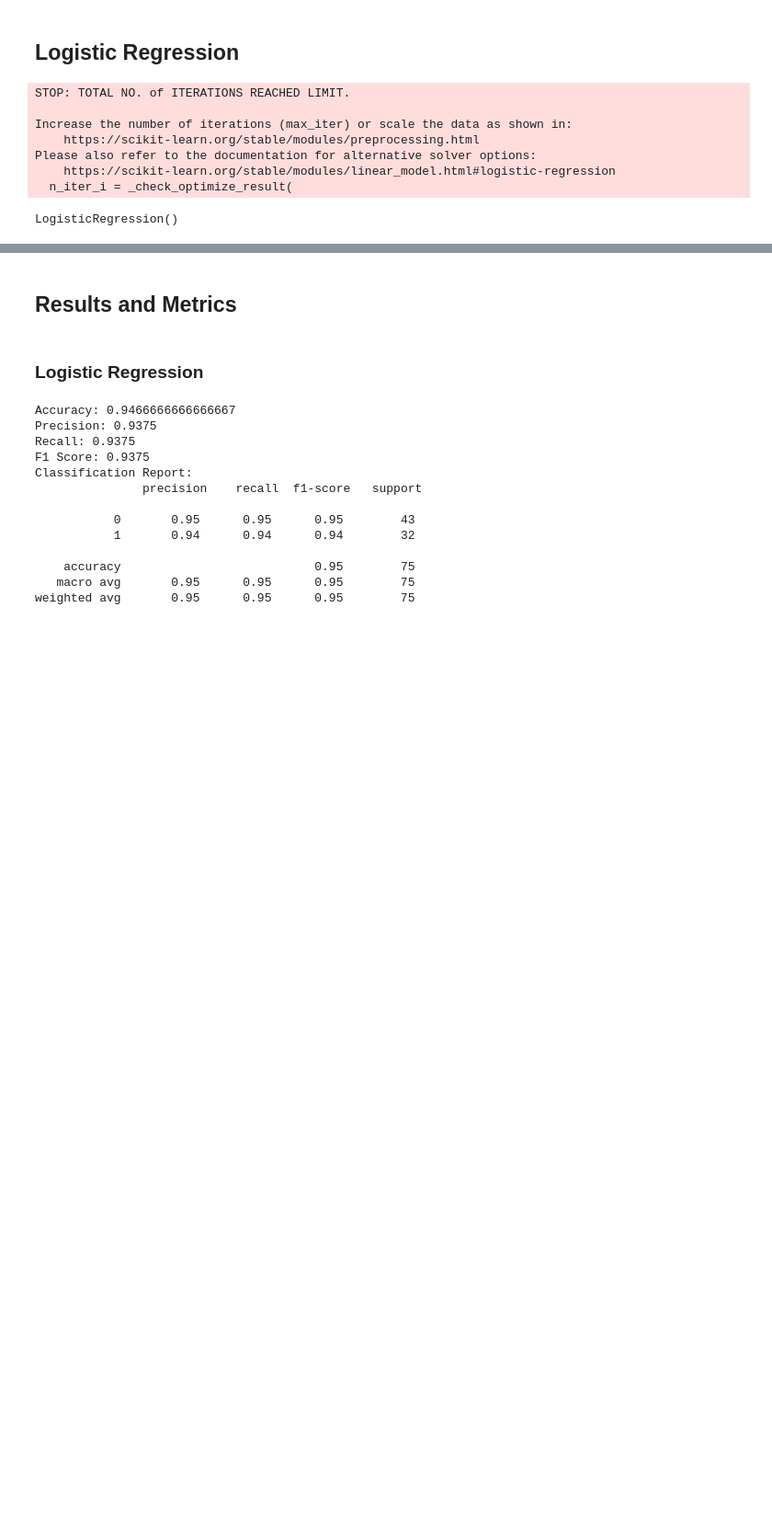
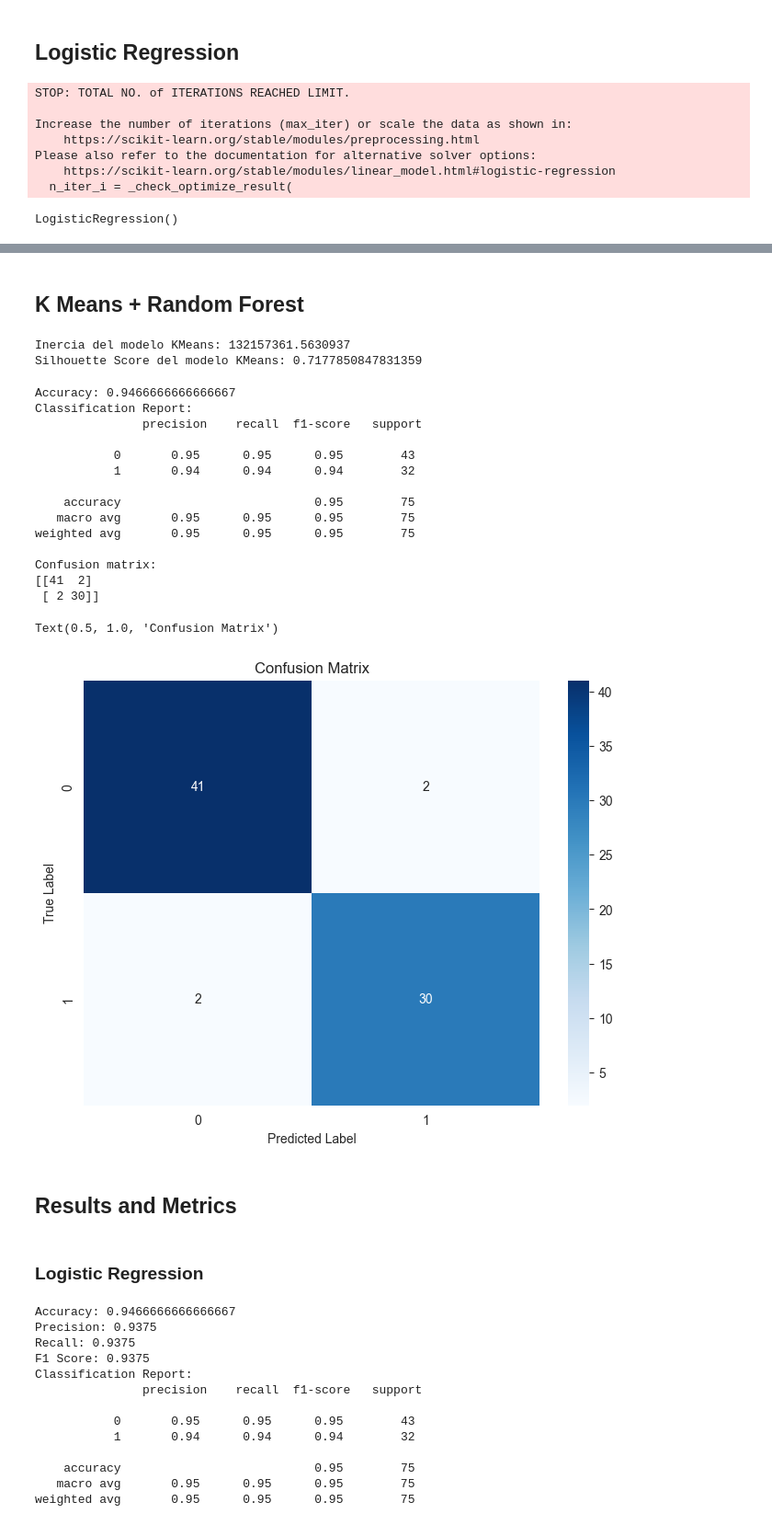
Before and after one commit to lucianagabrielavaliente/proy-final-ciencia-de-datos, a Jupyter notebook: sleep-disorders.ipynb, the cells around one changed output, grey strips where cells are left out. Shown at 92% size. Cells and saved outputs as stored; diff of their text form; code cells hidden in the pictures; blank space fills up the shorter version.

Commit message:
update k means

```diff
--- a/sleep-disorders.ipynb
+++ b/sleep-disorders.ipynb
@@ -877,3 +855,69 @@ print(cv_classifier.best_params_)
+# %% [markdown]
+## K Means + Random Forest
+# %%
+import matplotlib.pyplot as plt
+from sklearn.cluster import KMeans
+
+# Ejemplo de clustering con KMeans
+kmeans = KMeans(n_clusters=3)
+clusters = kmeans.fit_predict(x.values)   # X es tu matriz de datos
+# %%
+from sklearn.cluster import KMeans
+from sklearn.metrics import silhouette_score
+
+inertia = kmeans.inertia_
+print("Inercia del modelo KMeans:", inertia)
+
+silhouette = silhouette_score(x, kmeans.labels_)
+print("Silhouette Score del modelo KMeans:", silhouette)
+# %% [output]
+Inercia del modelo KMeans: 132157361.5630937
+Silhouette Score del modelo KMeans: 0.7177850847831359
+# %%
+from sklearn.ensemble import RandomForestClassifier
+from sklearn.metrics import accuracy_score, classification_report
+
+X_clustered = pd.concat([pd.DataFrame(x), pd.DataFrame(clusters, columns=['Cluster'])], axis=1)
+X_train, X_test, y_train, y_test = train_test_split(X_clustered, y, test_size=0.2, random_state=42)
+clf = RandomForestClassifier()
+clf.fit(X_train, y_train)
+clf = RandomForestClassifier()
+clf.fit(X_train, y_train)
+clf = RandomForestClassifier()
+clf.fit(X_train, y_train)
+
+accuracy = accuracy_score(y_test, y_pred)
+class_report = classification_report(y_test, y_pred)
+
+print("Accuracy:", accuracy)
+print("Classification Report:\n", class_report)
+
+conf_matrix = confusion_matrix(y_test, y_pred)
+print("Confusion matrix:")
+print(conf_matrix)
+
+plt.figure(figsize=(8, 6))
+sns.heatmap(conf_matrix, annot=True, fmt='d', cmap='Blues')
+plt.xlabel('Predicted Label')
+plt.ylabel('True Label')
+plt.title('Confusion Matrix')
+# %% [output]
+Accuracy: 0.9466666666666667
+Classification Report:
+               precision    recall  f1-score   support
+
+           0       0.95      0.95      0.95        43
+           1       0.94      0.94      0.94        32
+
+    accuracy                           0.95        75
+   macro avg       0.95      0.95      0.95        75
+weighted avg       0.95      0.95      0.95        75
+
+Confusion matrix:
+[[41  2]
+ [ 2 30]]
+Text(0.5, 1.0, 'Confusion Matrix')
+[figure, added]
 # %% [markdown]
 ## Results and Metrics
 # %% [markdown]
```
Also changed, not shown: parts of 9 cells of this notebook.
